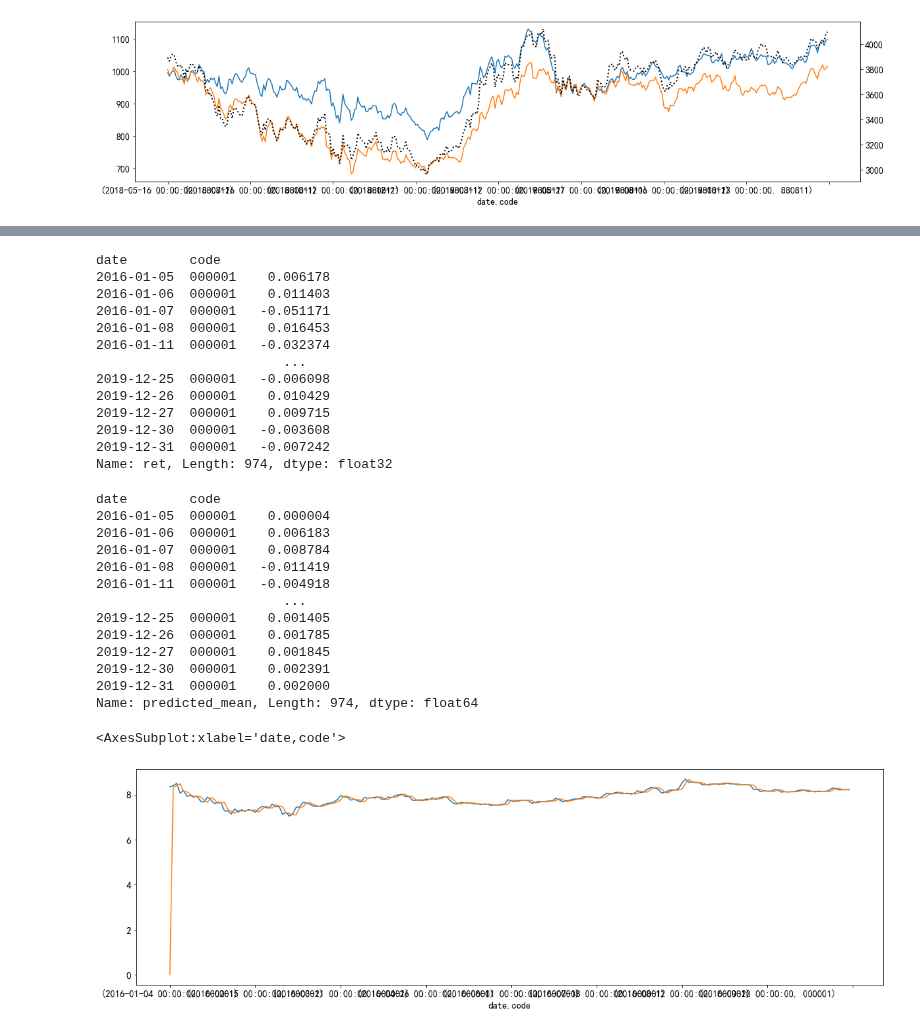
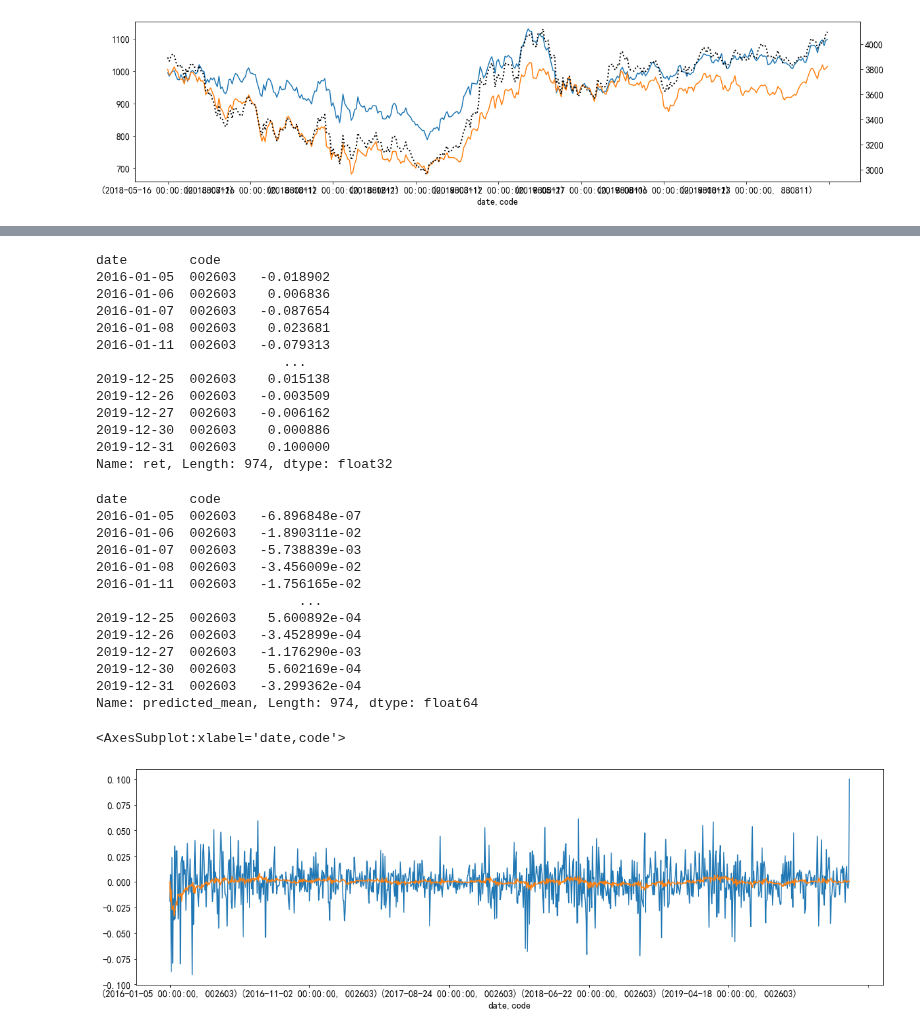
Before and after one commit to kaikai03/IndicatorLab, a Jupyter notebook: ind/Ind_Sentiment.ipynb, the cells around one changed output, grey strips where cells are left out. Cells and saved outputs as stored; diff of their text form; code cells hidden in the pictures.

```diff
--- a/ind/Ind_Sentiment.ipynb
+++ b/ind/Ind_Sentiment.ipynb
@@ -234,7 +234,7 @@ from pmdarima import auto_arima
 import pmdarima
 # %%
 # c = data_.loc[(slice(None),['000001','000002','601919','002415']),]
-c = data_.loc[(slice(None),['000001']),][0:200]
+c = data_.loc[(slice(None),['002603']),]
 c_ret = smpl.get_current_return(c,'close').dropna()
 # c_ret_x = c_ret.shift(1).dropna().values
 # c_ret_y = c_ret[1:].values
@@ -280,2 +287,6 @@ SARIMAX Results
 Warnings:
 [1] Covariance matrix calculated using the outer product of gradients (complex-step).
+# %%
+model = pmdarima.arima.ARIMA(order=(3,1,3))
+model.fit(c_ret)
+model.summary()
@@ -283,41 +318,41 @@ Warnings:
 c_ret
 # %% [output]
 date        code
-2016-01-05  000001    0.006178
-2016-01-06  000001    0.011403
-2016-01-07  000001   -0.051171
-2016-01-08  000001    0.016453
-2016-01-11  000001   -0.032374
+2016-01-05  002603   -0.018902
+2016-01-06  002603    0.006836
+2016-01-07  002603   -0.087654
+2016-01-08  002603    0.023681
+2016-01-11  002603   -0.079313
                         ...
-2019-12-25  000001   -0.006098
-2019-12-26  000001    0.010429
-2019-12-27  000001    0.009715
-2019-12-30  000001   -0.003608
-2019-12-31  000001   -0.007242
+2019-12-25  002603    0.015138
+2019-12-26  002603   -0.003509
+2019-12-27  002603   -0.006162
+2019-12-30  002603    0.000886
+2019-12-31  002603    0.100000
 Name: ret, Length: 974, dtype: float32
 # %%
 model.predict_in_sample(X=c_ret)
 # model.predict_in_sample(start=1,end=len(c_ret)-1)
 # %% [output]
 date        code
-2016-01-05  000001    0.000004
-2016-01-06  000001    0.006183
-2016-01-07  000001    0.008784
-2016-01-08  000001   -0.011419
-2016-01-11  000001   -0.004918
-                        ...
-2019-12-25  000001    0.001405
-2019-12-26  000001    0.001785
-2019-12-27  000001    0.001845
-2019-12-30  000001    0.002391
-2019-12-31  000001    0.002000
+2016-01-05  002603   -6.896848e-07
+2016-01-06  002603   -1.890311e-02
+2016-01-07  002603   -5.738839e-03
+2016-01-08  002603   -3.456009e-02
+2016-01-11  002603   -1.756165e-02
+                          ...
+2019-12-25  002603    5.600892e-04
+2019-12-26  002603   -3.452899e-04
+2019-12-27  002603   -1.176290e-03
+2019-12-30  002603    5.602169e-04
+2019-12-31  002603   -3.299362e-04
 Name: predicted_mean, Length: 974, dtype: float64
 # %%
 fig = plt.figure(figsize=(1420/72,420/72))
-c.close.plot()
-model.predict_in_sample(X=c.close).plot()
+c_ret.plot()
+model.predict_in_sample(X=c_ret).plot()
 # %% [output]
 <AxesSubplot:xlabel='date,code'>
-[figure, old version]
+[figure, new version]
 # %%
 fig = plt.figure(figsize=(1420/72,320/72))
```
Also changed, not shown: parts of 3 cells of this notebook.
